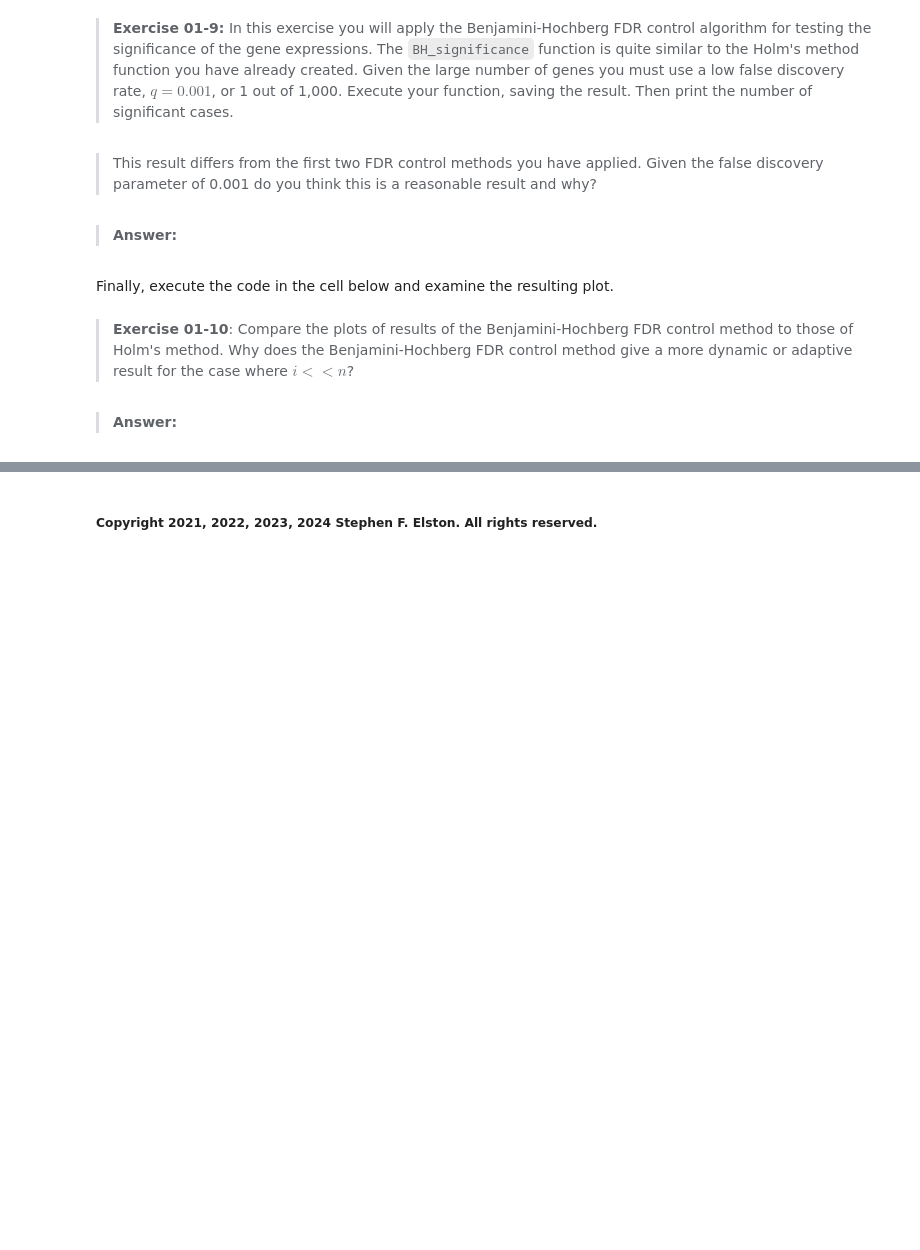
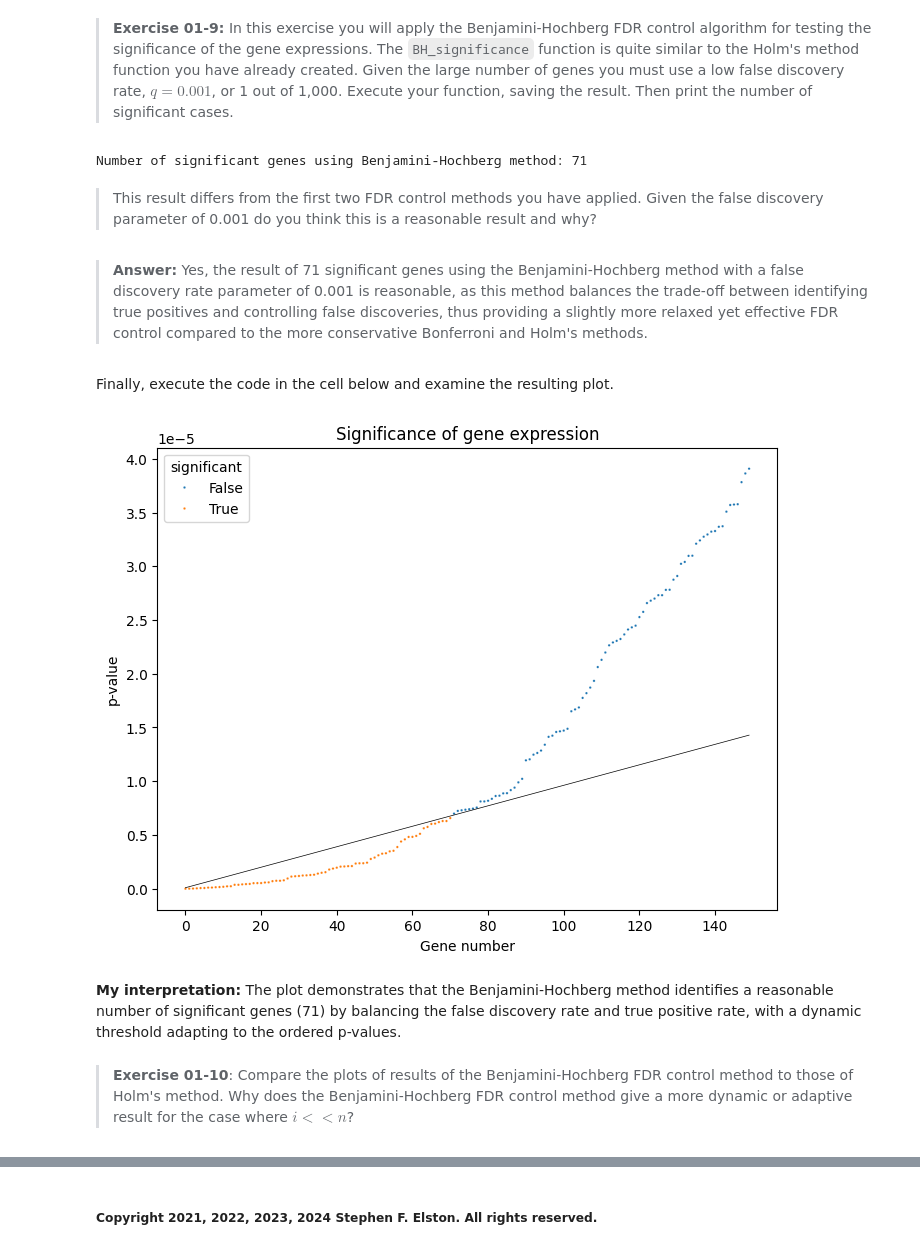
Before and after one commit to StephenElston/CSCI-E-108, a Jupyter notebook: notebooks/01_PitfallsInDataMining - Luciano Carvalho.ipynb, the cells around one changed output, grey strips where cells are left out. Cells and saved outputs as stored; diff of their text form; code cells hidden in the pictures; blank space fills up the shorter version.

```diff
--- a/notebooks/01_PitfallsInDataMining - Luciano Carvalho.ipynb
+++ b/notebooks/01_PitfallsInDataMining - Luciano Carvalho.ipynb
@@ -401,5 +501,5 @@ One approach to this problem is to perform hypothesis tests on the expression of
 
 To continue with the example, execute the code in the cell below to load the data and print the dimensionality of the data frame.
 # %%
-gene_data = pd.read_csv('../data/ColonDiseaseGeneData-Cleaned.csv')
+gene_data = pd.read_csv('/content/ColonDiseaseGeneData-Cleaned.csv')
 print(gene_data.shape)
@@ -550,28 +808,43 @@ $$p_{(i)} \le Threshold(D_q) = \frac{q}{n} i$$
 # %% [markdown]
 > **Exercise 01-9:** In this exercise you will apply the Benjamini-Hochberg FDR control algorithm for testing the significance of the gene expressions. The `BH_significance` function is quite similar to the Holm's method function you have already created. Given the large number of genes you must use a low false discovery rate, $q = 0.001$, or 1 out of 1,000.
 > Execute your function, saving the result. Then print the number of significant cases.
-# %%
-def BH_significance(test_results, false_discovery_tollerance):
-    ## First compute the thresholds for each of the ordered tests
-    ## Put your code below.
-
-
-
-
-
-    return test_results
-
-BH_results = BH_significance(gene_statistics, 0.001)
-len(BH_results.loc[BH_results.loc[:,'significant'],:])
+# %%
+def BH_significance(test_results, false_discovery_tolerance):
+    #1: Find the number of test results and compute the denominator used for the cutoff calculation
+    num_tests = len(test_results)
+
+    #2: Compute the vector of thresholds using the BH formula
+    indices = np.arange(1, num_tests + 1)  # one-indexed list
+    BH_thresholds = (false_discovery_tolerance * indices) / num_tests
+
+    # Add the thresholds to the data frame
+    test_results['BH_threshold'] = BH_thresholds
+
+    #3: Using the threshold values, compute a logical vector for significance
+    test_results['significant'] = test_results['p_value'].astype(float) < test_results['BH_threshold']
+
+    #4: Return the data frame
+    return test_results
+
+# Execute the function and save the results in a data frame
+BH_results = BH_significance(gene_statistics, 0.001)
+
+# Find and print the length of the subset where the 'significance' value is True
+num_BH_significant = len(BH_results[BH_results['significant']])
+print(f'Number of significant genes using Benjamini-Hochberg method: {num_BH_significant}')
+# %% [output]
+Number of significant genes using Benjamini-Hochberg method: 71
 # %% [markdown]
 > This result differs from the first two FDR control methods you have applied. Given the false discovery parameter of 0.001 do you think this is a reasonable result and why?
-# %% [markdown]
-> **Answer:**
+# %% [markdown]
+> **Answer:** Yes, the result of 71 significant genes using the Benjamini-Hochberg method with a false discovery rate parameter of 0.001 is reasonable, as this method balances the trade-off between identifying true positives and controlling false discoveries, thus providing a slightly more relaxed yet effective FDR control compared to the more conservative Bonferroni and Holm's methods.
 # %% [markdown]
 Finally, execute the code in the cell below and examine the resulting plot.
 # %%
-plot_significance(BH_results.iloc[:150,:].copy(), 'bh_threshold')
+plot_significance(BH_results.iloc[:150,:].copy(), 'BH_threshold')
+# %% [output]
+[figure, added]
+# %% [markdown]
+**My interpretation:** The plot demonstrates that the Benjamini-Hochberg method identifies a reasonable number of significant genes (71) by balancing the false discovery rate and true positive rate, with a dynamic threshold adapting to the ordered p-values.
 # %% [markdown]
 > **Exercise 01-10**: Compare the plots of results of the Benjamini-Hochberg FDR control method to those of Holm's method. Why does the Benjamini-Hochberg FDR control method give a more dynamic or adaptive result for the case where $i << n$?
-# %% [markdown]
-> **Answer:**
```
Also changed, not shown: parts of 39 cells of this notebook.
